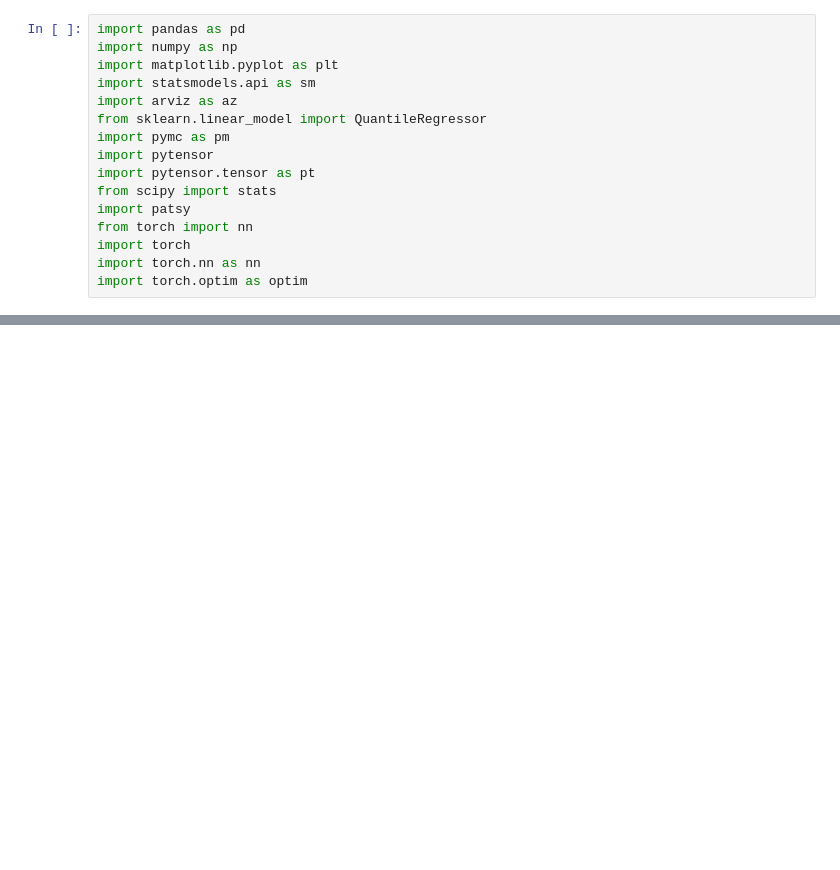
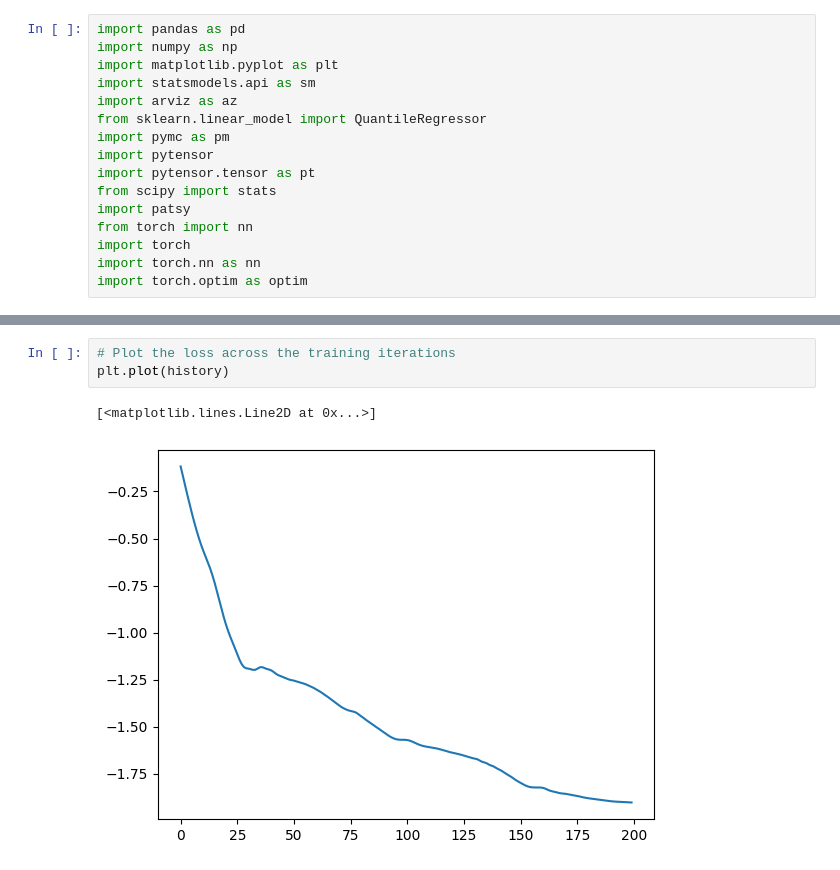
Before and after one commit to aaron1rcl/heteroscedastic_data, a Jupyter notebook: Handling_Heteroscedastic_Data_2.1.ipynb, the cells around one changed output, grey strips where cells are left out. Cells and saved outputs as stored; diff of their text form; blank space fills up the shorter version.

```diff
--- a/Handling_Heteroscedastic_Data_2.1.ipynb
+++ b/Handling_Heteroscedastic_Data_2.1.ipynb
@@ -246,3 +189,9 @@ for epoch in range(epochs):
+# %%
+# Plot the loss across the training iterations
+plt.plot(history)
+# %% [output]
+[<matplotlib.lines.Line2D at 0x...>]
+[figure, added]
 # %%
 # Extract the crossvalidated fit
 def extract_fit(model, inputs, target, window_size):
```
Also changed, not shown: parts of 7 cells of this notebook.
